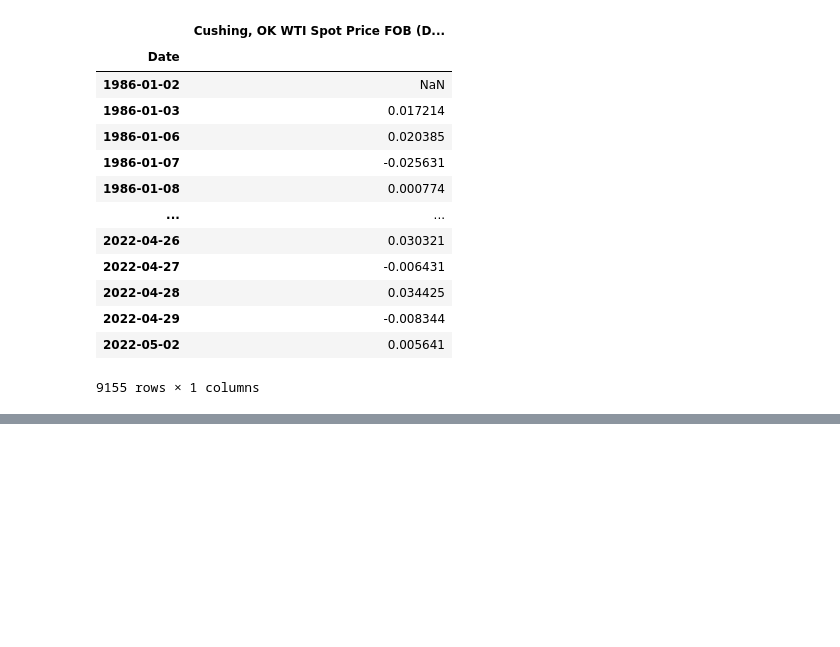
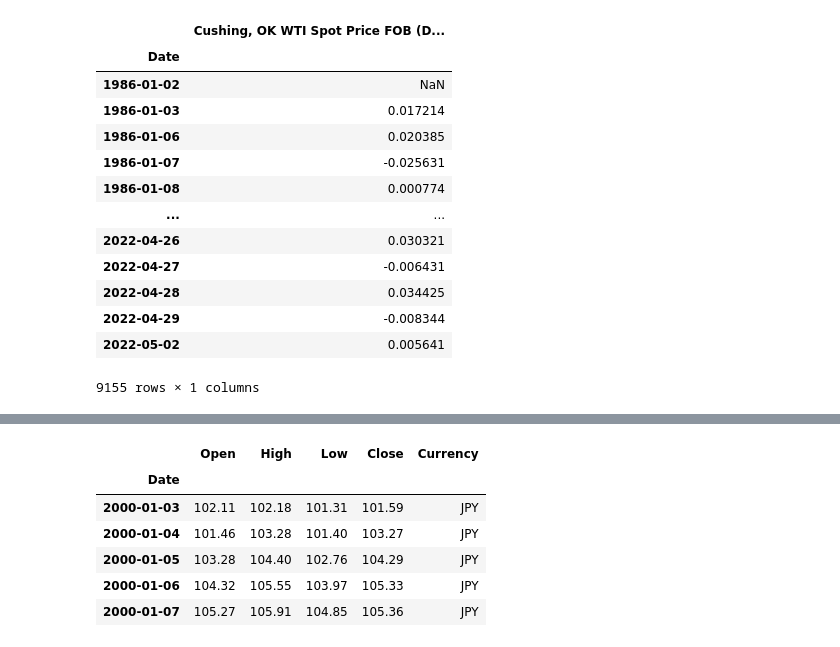
Before and after one commit to HJNVR/high_priority_papers, a Jupyter notebook: src/9. Forecasting daily stock market return using dimensionality reduction.ipynb, the cells around one changed output, grey strips where cells are left out. Drawn from its saved outputs; the diff is of its cells as text; code cells hidden in the pictures; blank space fills up the shorter version.

```diff
--- a/src/9. Forecasting daily stock market return using dimensionality reduction.ipynb
+++ b/src/9. Forecasting daily stock market return using dimensionality reduction.ipynb
@@ -678,0 +727,14 @@ OIL
+# %%
+start_date = "01/01/2000"
+end_date = "31/12/2021"
+# %%
+USD_Y = investpy.get_currency_cross_historical_data(currency_cross='USD/JPY', from_date=start_date, to_date=end_date)
+USD_Y.head()
+# %% [output]
+|  | Open | High | Low | Close | Currency |
+| Date |  |  |  |  |  |
+| 2000-01-03 | 102.11 | 102.18 | 101.31 | 101.59 | JPY |
+| 2000-01-04 | 101.46 | 103.28 | 101.40 | 103.27 | JPY |
+| 2000-01-05 | 103.28 | 104.40 | 102.76 | 104.29 | JPY |
+| 2000-01-06 | 104.32 | 105.55 | 103.97 | 105.33 | JPY |
+| 2000-01-07 | 105.27 | 105.91 | 104.85 | 105.36 | JPY |
```
Also changed, not shown: parts of 7 cells of this notebook.
